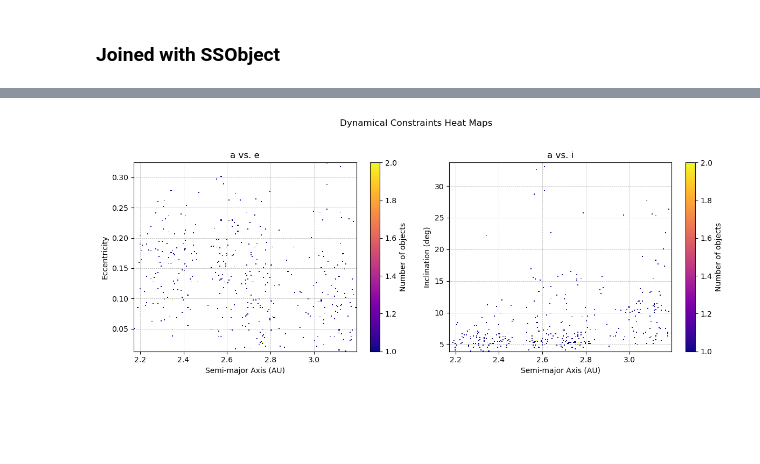
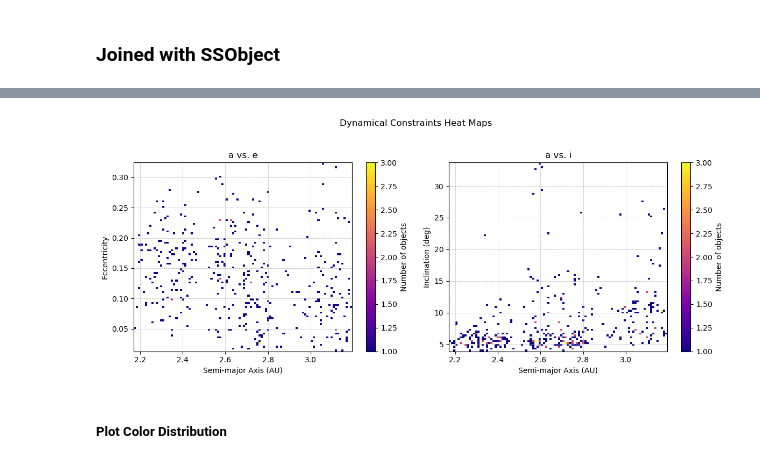
Before and after one commit to lsst-sssc/rsp_queries, a Jupyter notebook: docs/notebooks/query_tutorial.ipynb, the cells around one changed output, grey strips where cells are left out. Saved outputs shown, nothing was run; the diff lists cells and outputs as text; code cells hidden in the pictures; blank space fills up the shorter version.

Commit message:
updating plots to be colorblind safe & organizing query_tutorial with ssobject plots

```diff
--- a/docs/notebooks/query_tutorial.ipynb
+++ b/docs/notebooks/query_tutorial.ipynb
@@ -257,0 +181,2 @@ Columns: ['band', 'e', 'incl', 'magTrueVband', 'mpcDesignation', 'q', 'ssObjectI
+# %%
+p.run_heat_maps(main_example_table, bins=500)
@@ -314,2 +289,0 @@ Name: count, dtype: int64
-# %%
-p.run_heat_maps(NEO_data_table)
@@ -327,2 +289,0 @@ p.run_scatter_plots(sso_example_table)
-# %%
-p.run_ssobject_plots(NEO_data_table) # This plot takes an optional argument for a date (str) to be the cutoff between a new and a known object (default: "2025-06-30").
@@ -333,2 +289,0 @@ p.run_ssobject_plots(NEO_data_table) # This plot takes an optional argument for
-# %%
-p.run_ssobject_plots(LPC_data_table)
@@ -375,4 +330,6 @@ p.run_scatter_plots(MBA_data_table)
 # %%
-p.run_heat_maps(MBA_data_table)
+p.run_heat_maps(MBA_data_table, bins=100)
 # %% [output]
-[figure, old version]
+[figure, new version]
+# %% [markdown]
+##### Plot Color Distribution
```
Also changed, not shown: parts of 57 cells of this notebook, 2 other files.
